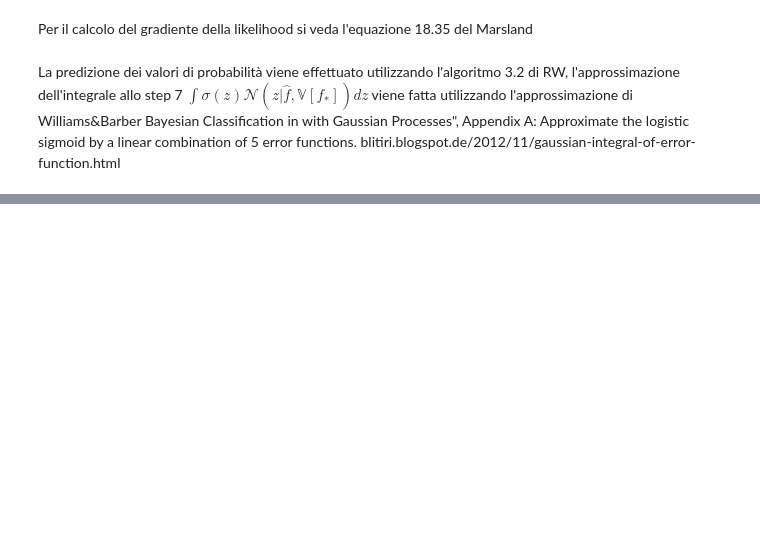
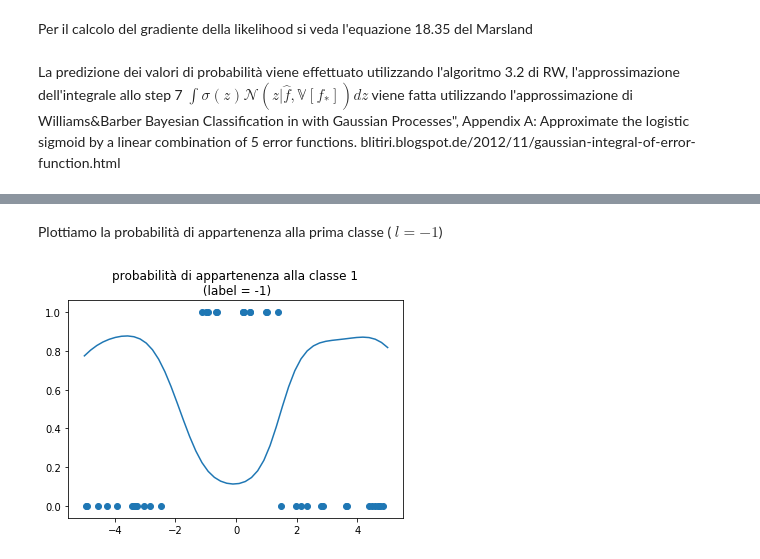
Before and after one commit to filippocastelli/GPnet, a Jupyter notebook: report_notebook.ipynb, the cells around one changed output, grey strips where cells are left out. Cells and saved outputs as stored; diff of their text form; code cells hidden in the pictures; blank space fills up the shorter version.

```diff
--- a/report_notebook.ipynb
+++ b/report_notebook.ipynb
@@ -688,0 +584,8 @@ NameError: name 'test' is not defined
+# %% [markdown]
+Plottiamo la probabilità di appartenenza alla prima classe ( $l = -1$)
+# %%
+pl.plot(np.squeeze(xstar), p1)
+pl.scatter(x, np.where(training_labels< 0, 0, 1))
+title = pl.title("probabilità di appartenenza alla classe 1\n (label = -1)")
+# %% [output]
+[figure, added]
```
Also changed, not shown: parts of 22 cells of this notebook.
